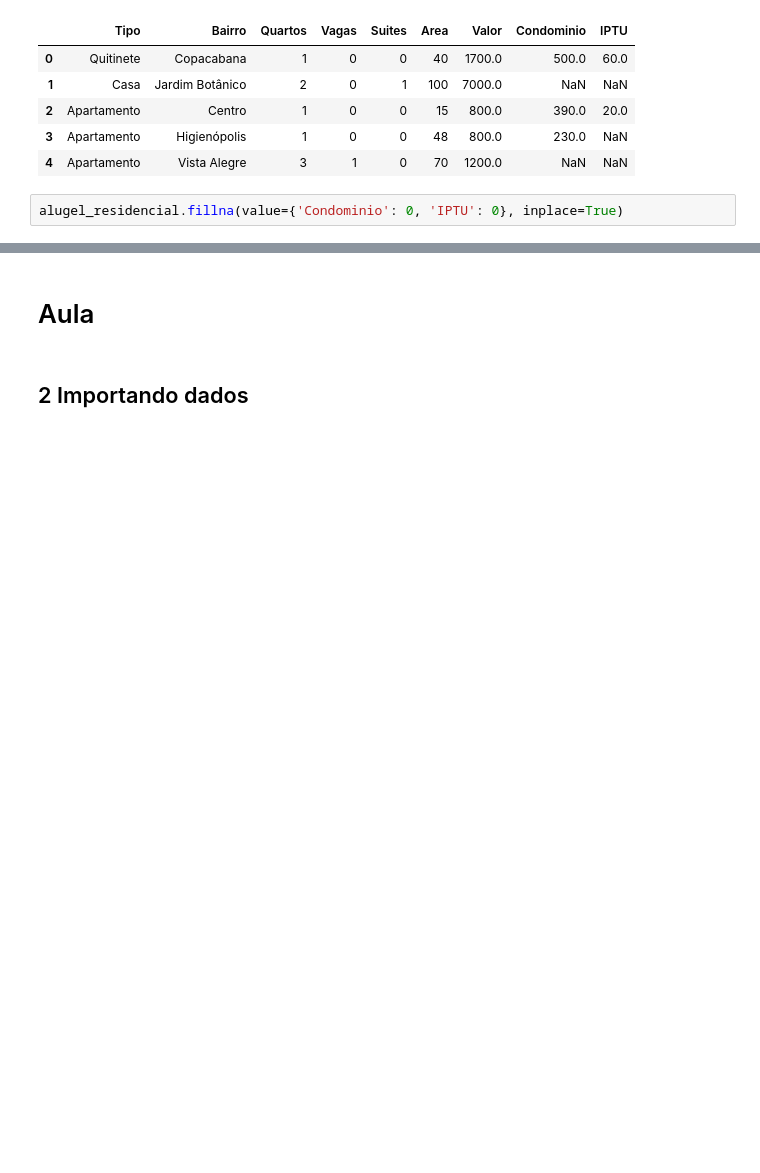
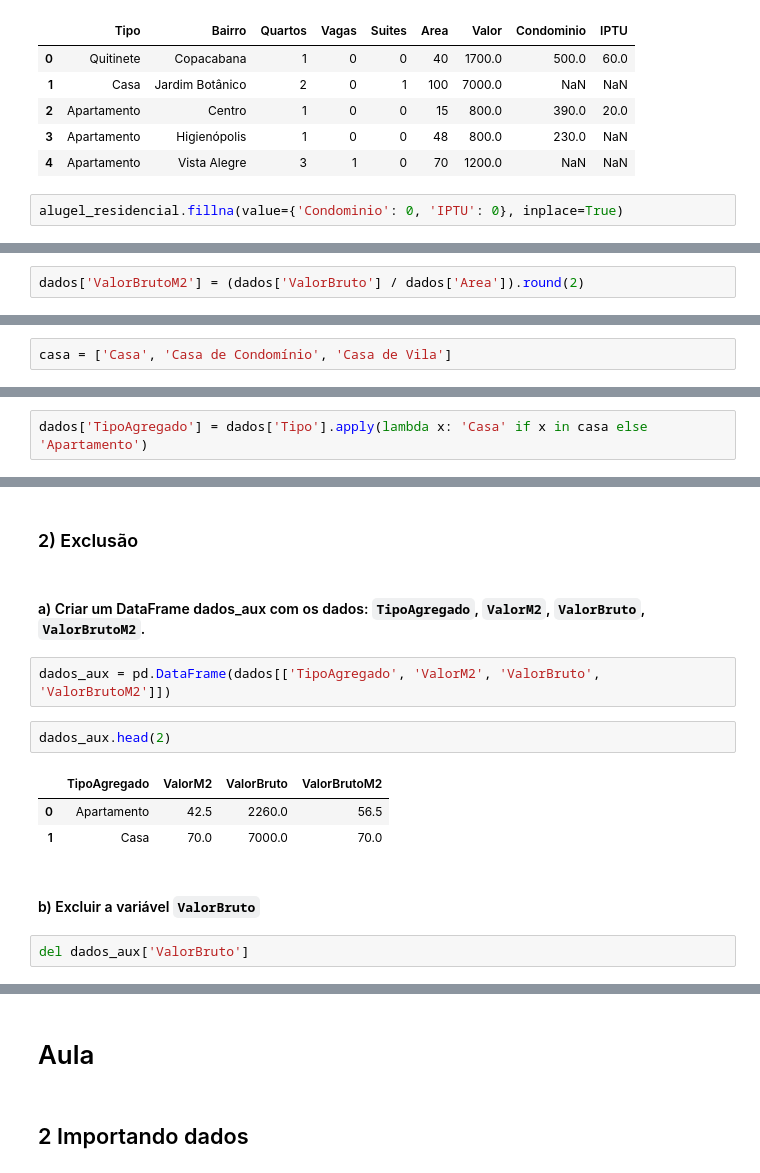
Before and after one commit to 1-aquila-1/data-science, a Jupyter notebook: 01-analise-dados/02-tratando-analisando-dados.ipynb, the cells around one changed output, grey strips where cells are left out. Cells and saved outputs as stored; diff of their text form; blank space fills up the shorter version.

```diff
--- a/01-analise-dados/02-tratando-analisando-dados.ipynb
+++ b/01-analise-dados/02-tratando-analisando-dados.ipynb
@@ -229,0 +260,2 @@ alugel_residencial.head()
+# %%
+dados['ValorBrutoM2'] = (dados['ValorBruto'] / dados['Area']).round(2)
@@ -229,0 +274,2 @@ alugel_residencial.head()
+# %%
+casa = ['Casa', 'Casa de Condomínio', 'Casa de Vila']
@@ -229,0 +278,2 @@ alugel_residencial.head()
+# %%
+dados['TipoAgregado'] = dados['Tipo'].apply(lambda x: 'Casa' if x in casa else 'Apartamento')
@@ -229,0 +289,16 @@ alugel_residencial.head()
+# %% [markdown]
+### 2) Exclusão
+# %% [markdown]
+#### a) Criar um DataFrame dados_aux com os dados: `TipoAgregado`, `ValorM2`, `ValorBruto`, `ValorBrutoM2`.
+# %%
+dados_aux = pd.DataFrame(dados[['TipoAgregado', 'ValorM2', 'ValorBruto', 'ValorBrutoM2']])
+# %%
+dados_aux.head(2)
+# %% [output]
+|  | TipoAgregado | ValorM2 | ValorBruto | ValorBrutoM2 |
+| 0 | Apartamento | 42.5 | 2260.0 | 56.5 |
+| 1 | Casa | 70.0 | 7000.0 | 70.0 |
+# %% [markdown]
+#### b) Excluir a variável `ValorBruto`
+# %%
+del dados_aux['ValorBruto']
```
Also changed, not shown: parts of 31 cells of this notebook.
